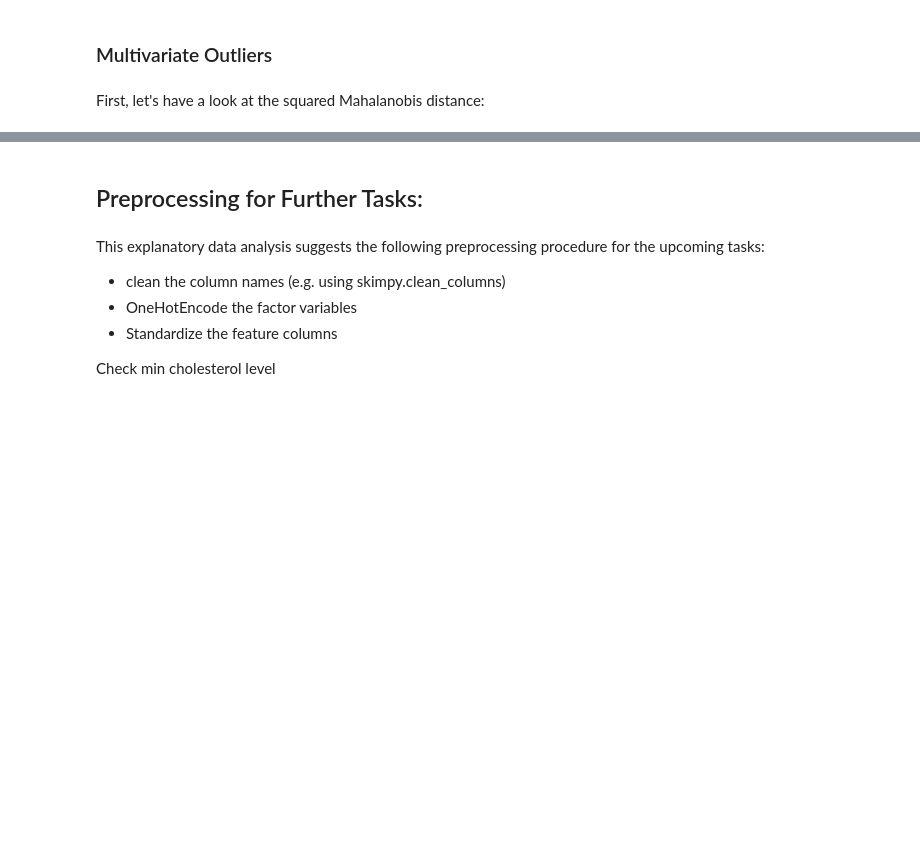
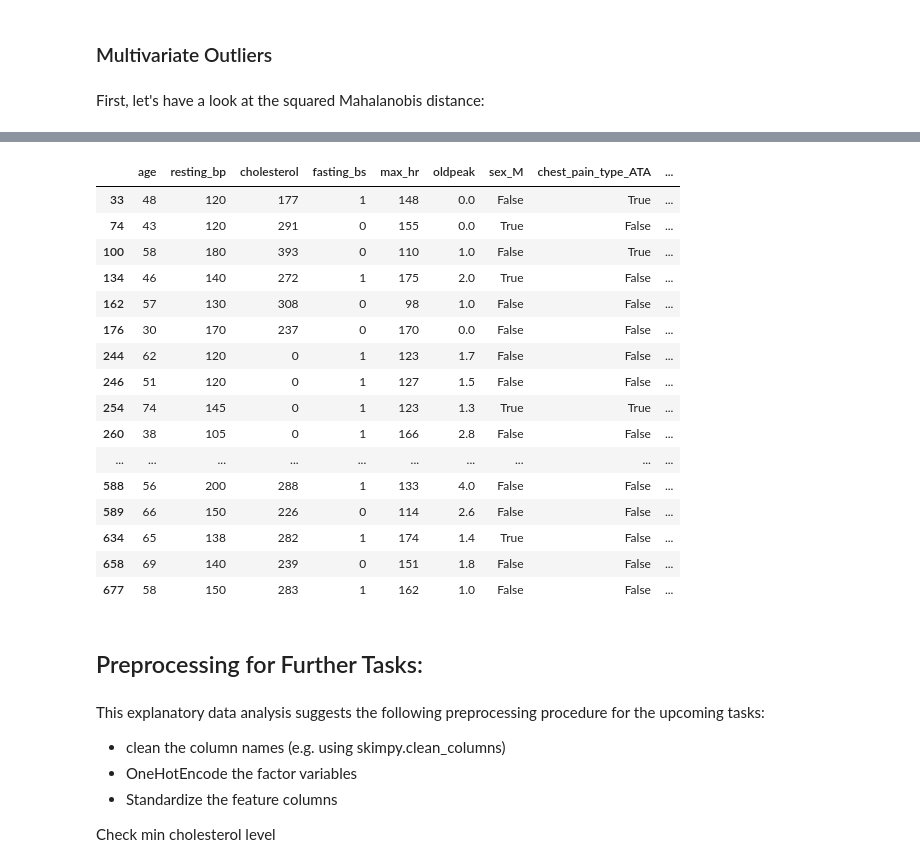
Before and after one commit to JHSchlegel/ML4Healthcare, a Jupyter notebook: project1/task1/EDA.ipynb, the cells around one changed output, grey strips where cells are left out. Cells and saved outputs as stored; diff of their text form; code cells hidden in the pictures; blank space fills up the shorter version.

```diff
--- a/project1/task1/EDA.ipynb
+++ b/project1/task1/EDA.ipynb
@@ -313,3 +346,30 @@ from sklearn.ensemble import IsolationForest
+# %%
+## outlier detection using isolation forest
+iso_forest = IsolationForest(random_state=42, contamination=0.05)
+
+iso_forest.fit(dummies_hd)
+outliers = iso_forest.predict(dummies_hd)
+outliers_idx = np.where(outliers == -1)[0]
+
+dummies_hd.iloc[outliers_idx,:]
+# %% [output]
+|  | age | resting_bp | cholesterol | fasting_bs | max_hr | oldpeak | sex_M | chest_pain_type_ATA | ... |
+| 33 | 48 | 120 | 177 | 1 | 148 | 0.0 | False | True | ... |
+| 74 | 43 | 120 | 291 | 0 | 155 | 0.0 | True | False | ... |
+| 100 | 58 | 180 | 393 | 0 | 110 | 1.0 | False | True | ... |
+| 134 | 46 | 140 | 272 | 1 | 175 | 2.0 | True | False | ... |
+| 162 | 57 | 130 | 308 | 0 | 98 | 1.0 | False | False | ... |
+| 176 | 30 | 170 | 237 | 0 | 170 | 0.0 | False | False | ... |
+| 244 | 62 | 120 | 0 | 1 | 123 | 1.7 | False | False | ... |
+| 246 | 51 | 120 | 0 | 1 | 127 | 1.5 | False | False | ... |
+| 254 | 74 | 145 | 0 | 1 | 123 | 1.3 | True | True | ... |
+| 260 | 38 | 105 | 0 | 1 | 166 | 2.8 | False | False | ... |
+| ... | ... | ... | ... | ... | ... | ... | ... | ... | ... |
+| 588 | 56 | 200 | 288 | 1 | 133 | 4.0 | False | False | ... |
+| 589 | 66 | 150 | 226 | 0 | 114 | 2.6 | False | False | ... |
+| 634 | 65 | 138 | 282 | 1 | 174 | 1.4 | True | False | ... |
+| 658 | 69 | 140 | 239 | 0 | 151 | 1.8 | False | False | ... |
+| 677 | 58 | 150 | 283 | 1 | 162 | 1.0 | False | False | ... |
 # %% [markdown]
 ## Preprocessing for Further Tasks:
 # %% [markdown]
```
Also changed, not shown: parts of 13 cells of this notebook.
